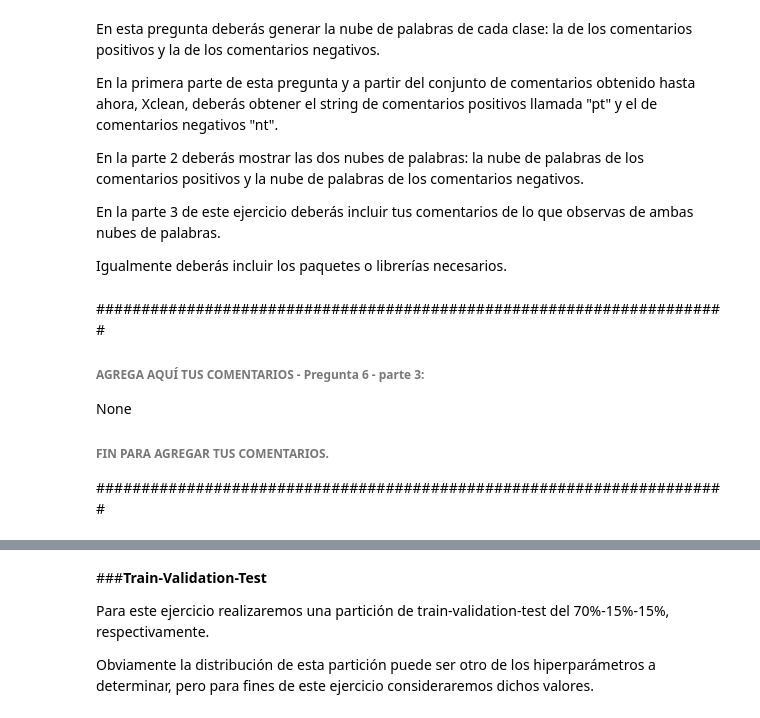
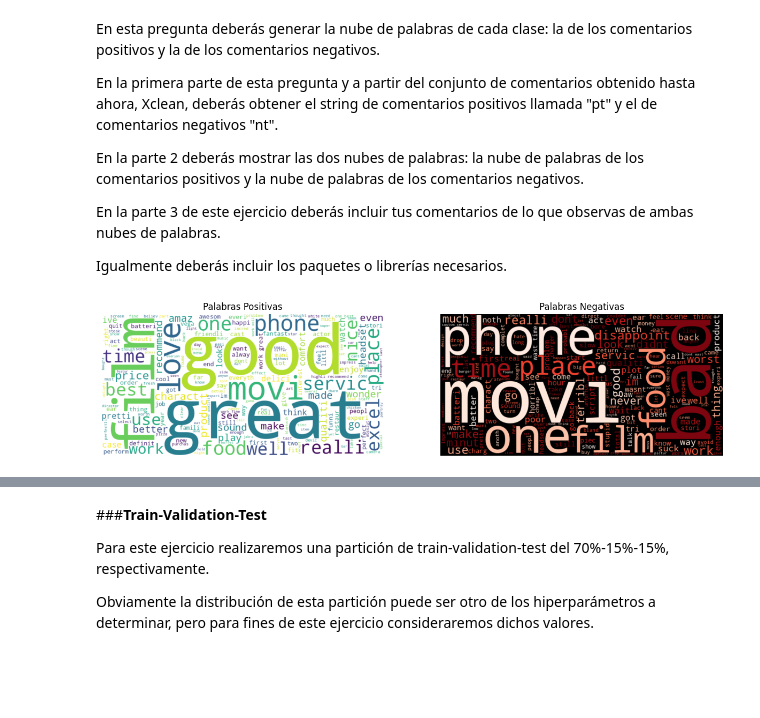
Before and after one commit to FranciscoMedellin/MNA_NLP, a Jupyter notebook: A01794044_semanas3y4_actividad_02.ipynb, the cells around one changed output, grey strips where cells are left out. Cells and saved outputs as stored; diff of their text form; code cells hidden in the pictures; blank space fills up the shorter version.

```diff
--- a/A01794044_semanas3y4_actividad_02.ipynb
+++ b/A01794044_semanas3y4_actividad_02.ipynb
@@ -447,15 +457,10 @@ Igualmente deberás incluir los paquetes o librerías necesarios.
 ##############################################################################
 # AGREGA AQUÍ TUS LÍNEAS DE CÓDIGO - Pregunta 6 - parte 1:
 
+# Concatenamos los tokens en un solo string, separados por espacio
+pt = ' '.join([' '.join(doc) for doc, label in zip(Xclean, Y) if label == 1])
+nt = ' '.join([' '.join(doc) for doc, label in zip(Xclean, Y) if label == 0])
 
-None
-
-
-
-
-
-pt = None
-nt = None
 
 # FIN PARA AGREGAR TUS LÍNEAS DE CÓDIGO.
 ##############################################################################
@@ -472,10 +467,32 @@ None
-# %% [markdown]
-######################################################################
-###### **AGREGA AQUÍ TUS COMENTARIOS - Pregunta 6 - parte 3:**
-
-
-None
-
-
-###### **FIN PARA AGREGAR TUS COMENTARIOS.**
-######################################################################
+# %%
+##############################################################################
+# AGREGA AQUÍ TUS LÍNEAS DE CÓDIGO - Pregunta 6 - parte 2:
+
+
+from wordcloud import WordCloud
+import matplotlib.pyplot as plt
+
+# Nube de palabras para positivos
+wordcloud_pos = WordCloud(width=800, height=400, background_color='white').generate(pt)
+
+# Nube de palabras para negativos
+wordcloud_neg = WordCloud(width=800, height=400, background_color='black', colormap='Reds').generate(nt)
+
+plt.figure(figsize=(15, 6))
+plt.subplot(1, 2, 1)
+plt.imshow(wordcloud_pos, interpolation='bilinear')
+plt.axis('off')
+plt.title('Palabras Positivas')
+
+plt.subplot(1, 2, 2)
+plt.imshow(wordcloud_neg, interpolation='bilinear')
+plt.axis('off')
+plt.title('Palabras Negativas')
+
+plt.show()
+
+
+# FIN PARA AGREGAR TUS LÍNEAS DE CÓDIGO.
+##############################################################################
+# %% [output]
+[figure, added]
```
Also changed, not shown: parts of 25 cells of this notebook.
